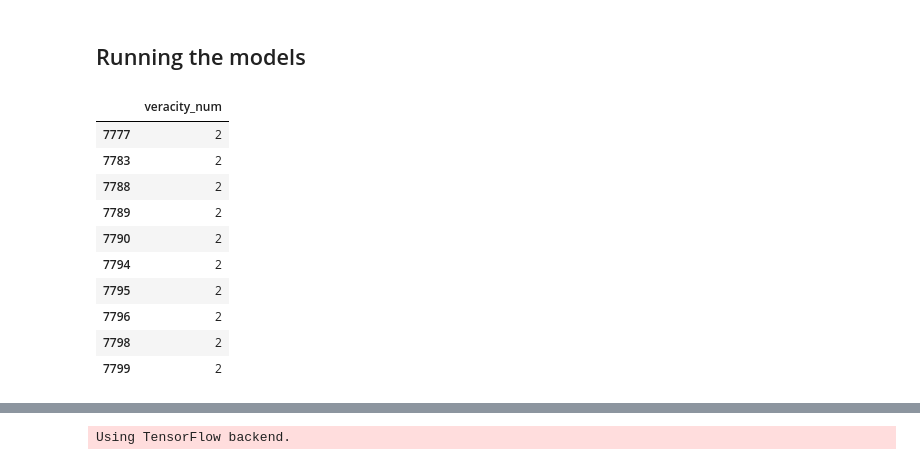
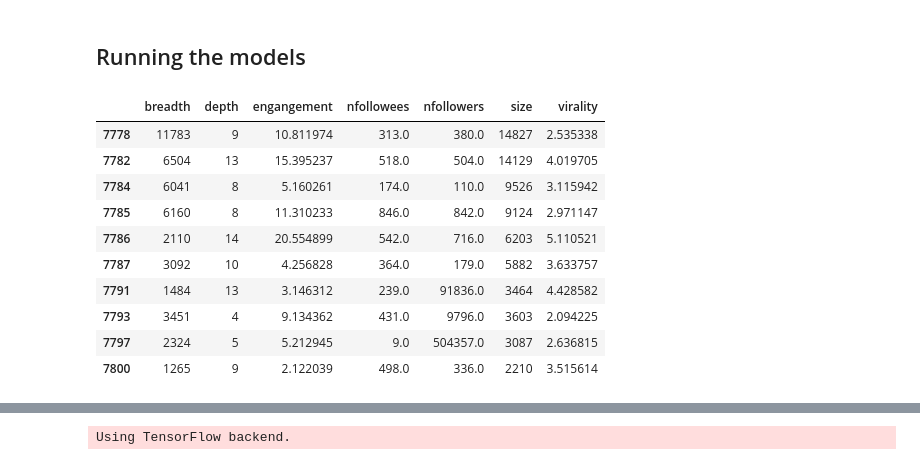
Before and after one commit to gittinic/mlp_final_proj_fake_news, a Jupyter notebook: TensorFlow_Setup.ipynb, the cells around one changed output, grey strips where cells are left out. Saved outputs shown, nothing was run; the diff lists cells and outputs as text; code cells hidden in the pictures.

```diff
--- a/TensorFlow_Setup.ipynb
+++ b/TensorFlow_Setup.ipynb
@@ -196,24 +188,22 @@ df.head(10)
 # %%
 X_train_cat  = df.loc[df["train_test"] == "train",column_names_x_cat ]
 X_test_cat  = df.loc[df["train_test"] == "test",column_names_x_cat ]
 X_train_con  = df.loc[df["train_test"] == "train",column_names_x_con ]
 X_test_con  = df.loc[df["train_test"] == "test",column_names_x_con ]
 Y_train = df.loc[df["train_test"] == "train",column_names_y ]
 Y_test = df.loc[df["train_test"] == "test",column_names_y ]
-
-Y_test.head(10)
 # %% [output]
-|  | veracity_num |
-| 7777 | 2 |
-| 7783 | 2 |
-| 7788 | 2 |
-| 7789 | 2 |
-| 7790 | 2 |
-| 7794 | 2 |
-| 7795 | 2 |
-| 7796 | 2 |
-| 7798 | 2 |
-| 7799 | 2 |
+|  | breadth | depth | engangement | nfollowees | nfollowers | size | virality |
+| 7778 | 11783 | 9 | 10.811974 | 313.0 | 380.0 | 14827 | 2.535338 |
+| 7782 | 6504 | 13 | 15.395237 | 518.0 | 504.0 | 14129 | 4.019705 |
+| 7784 | 6041 | 8 | 5.160261 | 174.0 | 110.0 | 9526 | 3.115942 |
+| 7785 | 6160 | 8 | 11.310233 | 846.0 | 842.0 | 9124 | 2.971147 |
+| 7786 | 2110 | 14 | 20.554899 | 542.0 | 716.0 | 6203 | 5.110521 |
+| 7787 | 3092 | 10 | 4.256828 | 364.0 | 179.0 | 5882 | 3.633757 |
+| 7791 | 1484 | 13 | 3.146312 | 239.0 | 91836.0 | 3464 | 4.428582 |
+| 7793 | 3451 | 4 | 9.134362 | 431.0 | 9796.0 | 3603 | 2.094225 |
+| 7797 | 2324 | 5 | 5.212945 | 9.0 | 504357.0 | 3087 | 2.636815 |
+| 7800 | 1265 | 9 | 2.122039 | 498.0 | 336.0 | 2210 | 3.515614 |
 # %%
 def change_format2(X_train_cat):
     X_train_cat.index = np.arange(1, len(X_train_cat) + 1)
```
Also changed, not shown: parts of 26 cells of this notebook.
